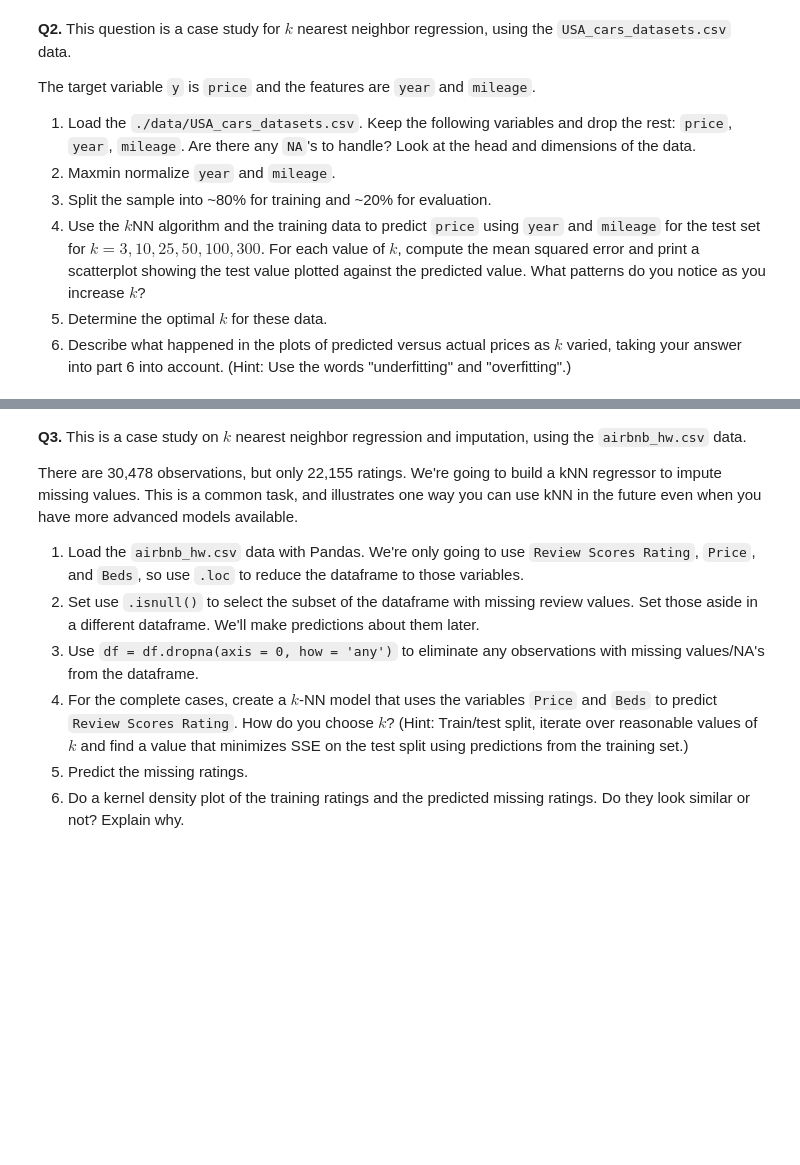
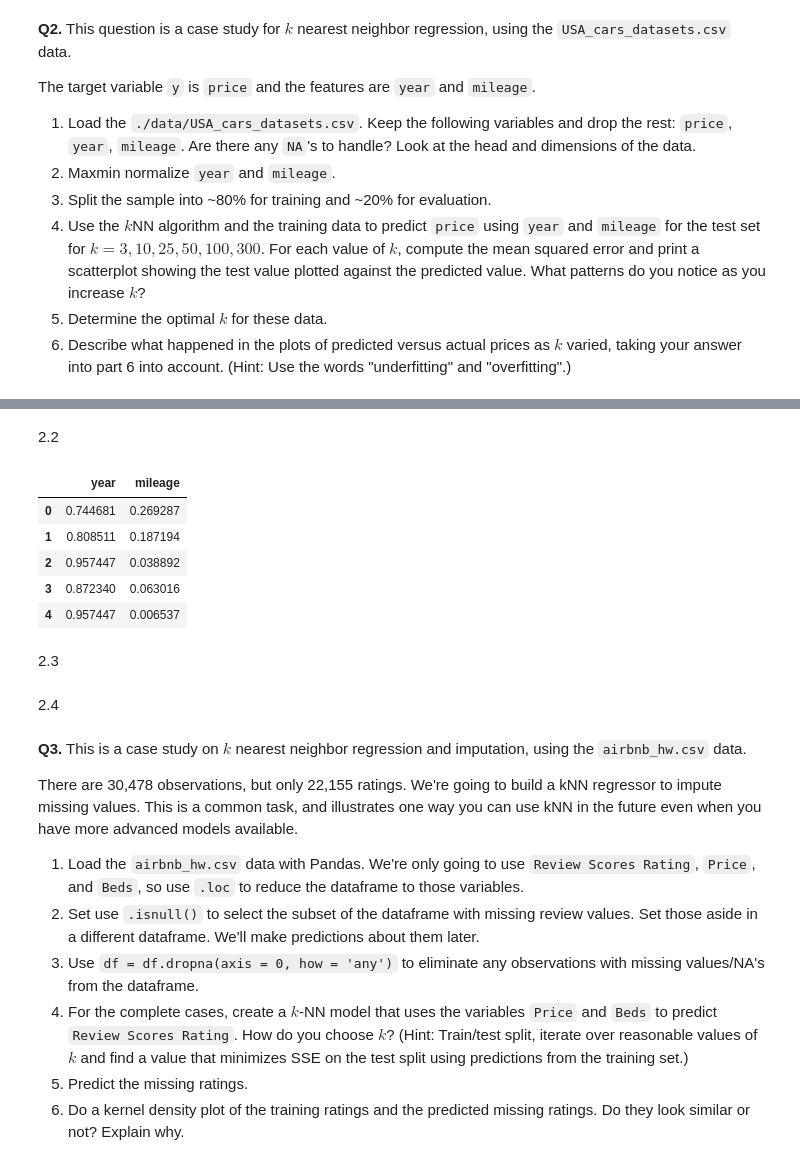
Before and after one commit to mchen899923/knn_assignment, a Jupyter notebook: assignment_knn.ipynb, the cells around one changed output, grey strips where cells are left out. Saved outputs shown, nothing was run; the diff lists cells and outputs as text; code cells hidden in the pictures; blank space fills up the shorter version.

```diff
--- a/assignment_knn.ipynb
+++ b/assignment_knn.ipynb
@@ -49,0 +88,32 @@ The target variable `y` is `price` and the features are `year` and `mileage`.
+# %% [markdown]
+2.2
+# %%
+#Maxmin normalize year and mileage
+#scaler = MinMaxScaler()
+#keep_cars_df[['year', 'mileage']] = scaler.fit_transform(keep_cars_df[['year', 'mileage']])
+
+#display(keep_cars_df.head())
+
+from sklearn.neighbors import KNeighborsRegressor # Import the kNN regression tool
+
+# Select features/target variable for analysis:
+X = keep_cars_df.loc[:,["year","mileage"]] # Create feature matrix
+X.head()
+
+# Maxmin normalization function; Sci-kit calls it the "standard scaler"
+def maxmin(z):
+    z = (z-min(z))/(max(z)-min(z))
+    return(z)
+
+# Apply maxmin to each column of X to get U:
+X = X.apply(maxmin)
+X.head()
+# %% [output]
+|  | year | mileage |
+| 0 | 0.744681 | 0.269287 |
+| 1 | 0.808511 | 0.187194 |
+| 2 | 0.957447 | 0.038892 |
+| 3 | 0.872340 | 0.063016 |
+| 4 | 0.957447 | 0.006537 |
+# %% [markdown]
+2.3
@@ -50,3 +130,5 @@ The target variable `y` is `price` and the features are `year` and `mileage`.
+# %% [markdown]
+2.4
 # %% [markdown]
 **Q3.** This is a case study on $k$ nearest neighbor regression and imputation, using the `airbnb_hw.csv` data.
 
```
Also changed, not shown: parts of 5 cells of this notebook.
